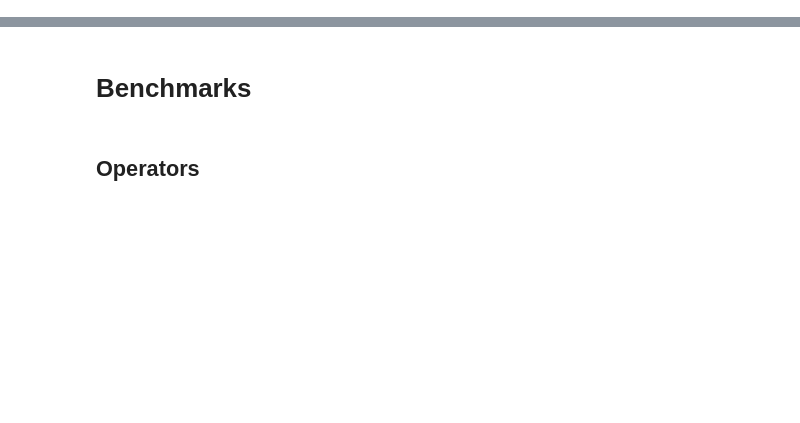
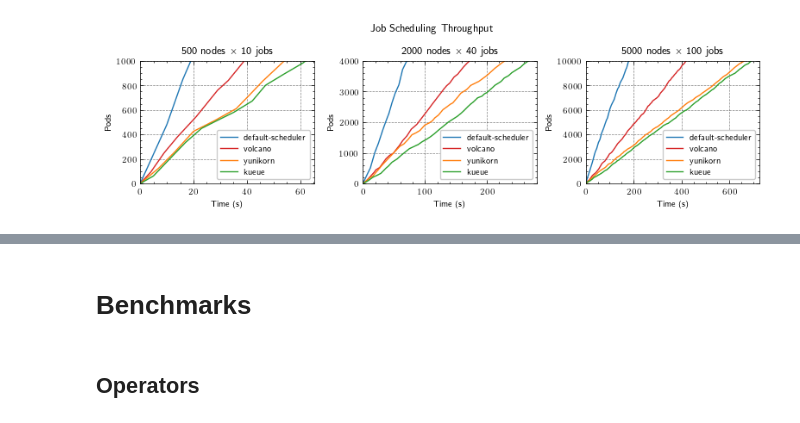
Before and after one commit to belo4ya/spark-on-kubernetes-recipes, a Jupyter notebook: university/charts/notebook.ipynb, the cells around one changed output, grey strips where cells are left out. Drawn from its saved outputs; the diff is of its cells as text; code cells hidden in the pictures; blank space fills up the shorter version.

```diff
--- a/university/charts/notebook.ipynb
+++ b/university/charts/notebook.ipynb
@@ -18,0 +227,79 @@ plt.style.use(["science", "notebook"])
+# %%
+def plot_scheduling_throughput():
+    np.random.seed(9)
+
+    SCENARIOS = [
+        dict(title="500 nodes × 10 jobs", total_pods=1000,
+             sched={"default-scheduler": 19,
+                    "volcano": 39,
+                    "yunikorn": 54,
+                    "kueue": 62}),
+        dict(title="2000 nodes × 40 jobs", total_pods=4000,
+             sched={"default-scheduler": 71,
+                    "volcano": 172,
+                    "yunikorn": 229,
+                    "kueue": 267}),
+        dict(title="5000 nodes × 100 jobs", total_pods=10000,
+             sched={"default-scheduler": 179,
+                    "volcano": 418,
+                    "yunikorn": 662,
+                    "kueue": 691}),
+    ]
+
+    COLORS = {
+        "default-scheduler": "#1f77b4",  # blue
+        "volcano": "#d62728",  # red
+        "yunikorn": "#ff7f0e",  # orange
+        "kueue": "#2ca02c",  # green
+    }
+    STEP_SEC = 1.0
+
+    def throughput_curve(total, end_time, step=STEP_SEC):
+        t = np.arange(0, end_time + step, step)
+        pods = np.zeros_like(t)
+
+        base_rate = total / end_time
+
+        cp, cur = [0.], 0.
+        while cp[-1] < end_time:
+            cp.append(cp[-1] + np.random.uniform(4, 8))
+        cp[-1] = end_time
+
+        seg = 0
+        factor = np.random.uniform(0.6, 1.4)
+        for i in range(1, len(t)):
+            if t[i] > cp[seg + 1]:
+                seg += 1
+                factor = np.random.uniform(0.5, 1.5)
+            cur += base_rate * factor * step
+            pods[i] = cur
+
+        scale = total / pods[-1]
+        pods = pods * scale
+        pods[-1] = total
+
+        first_full = np.argmax(pods >= total)
+        pods[first_full] = total
+        return t[:first_full + 1], pods[:first_full + 1]
+
+    fig, axes = plt.subplots(1, 3, figsize=(7.8, 2.3), sharey=False)
+
+    for ax, sc in zip(axes, SCENARIOS):
+        total = sc["total_pods"]
+        ax.set_title(sc["title"])
+        for name, dur in sc["sched"].items():
+            t, p = throughput_curve(total, dur)
+            ax.plot(t, p, color=COLORS[name], label=name)
+        ax.set_xlabel("Time (s)")
+        ax.set_ylabel("Pods")
+        ax.set_xlim(left=0)
+        ax.set_ylim(0, total)
+        ax.legend(loc="lower right")
+
+    fig.suptitle("Job Scheduling Throughput", y=0.97)
+
+
+with save_plot("scheduler/out/throughput.png"):
+    plot_scheduling_throughput()
+# %% [output]
+[figure, added]
```
Also changed, not shown: parts of 32 cells of this notebook, 2 other files.
